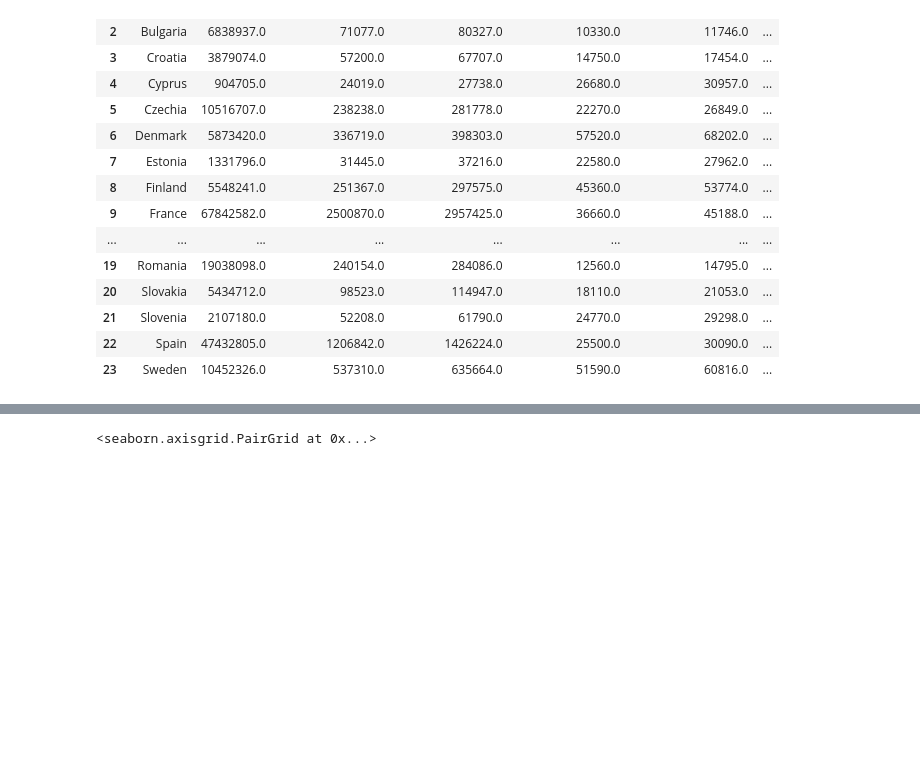
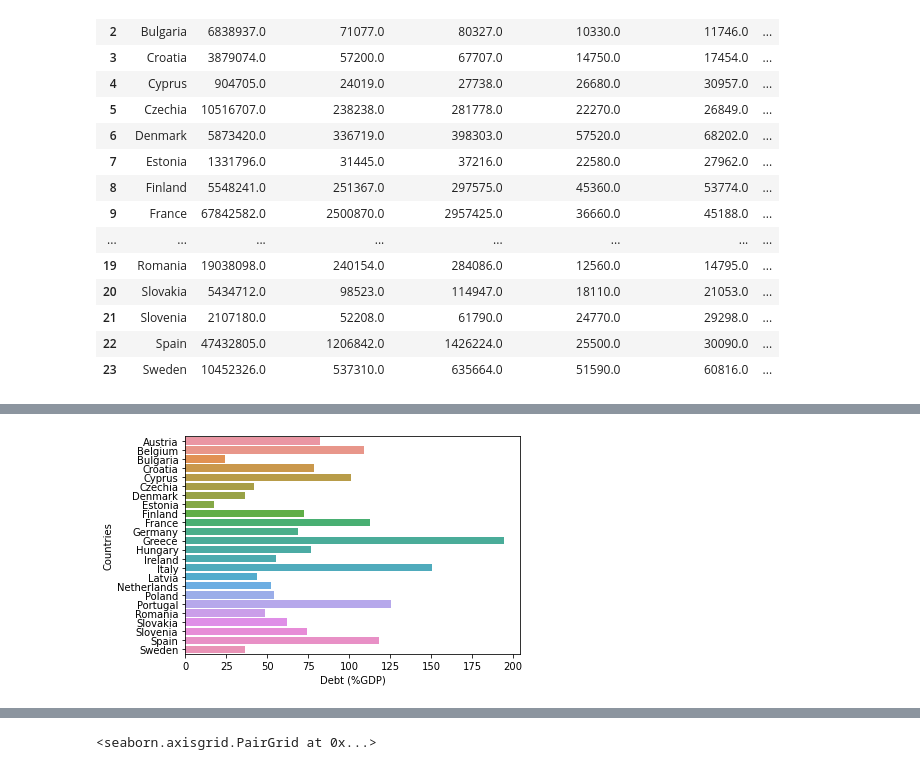
Before and after one commit to Hugocodesdude/Project_2, a Jupyter notebook: Data Visualisation.ipynb, the cells around one changed output, grey strips where cells are left out. Saved outputs shown, nothing was run; the diff lists cells and outputs as text; code cells hidden in the pictures; blank space fills up the shorter version.

```diff
--- a/Data Visualisation.ipynb
+++ b/Data Visualisation.ipynb
@@ -46,0 +47,4 @@ barplot = sns.barplot(x="Refugees in thousands", y="Distance from Ukraine in km"
+# %%
+barplot = sns.barplot(y="Countries", x="Debt (%GDP)", data=project_data)
+# %% [output]
+[figure, added]
```
Also changed, not shown: parts of 8 cells of this notebook, 1 other file.
